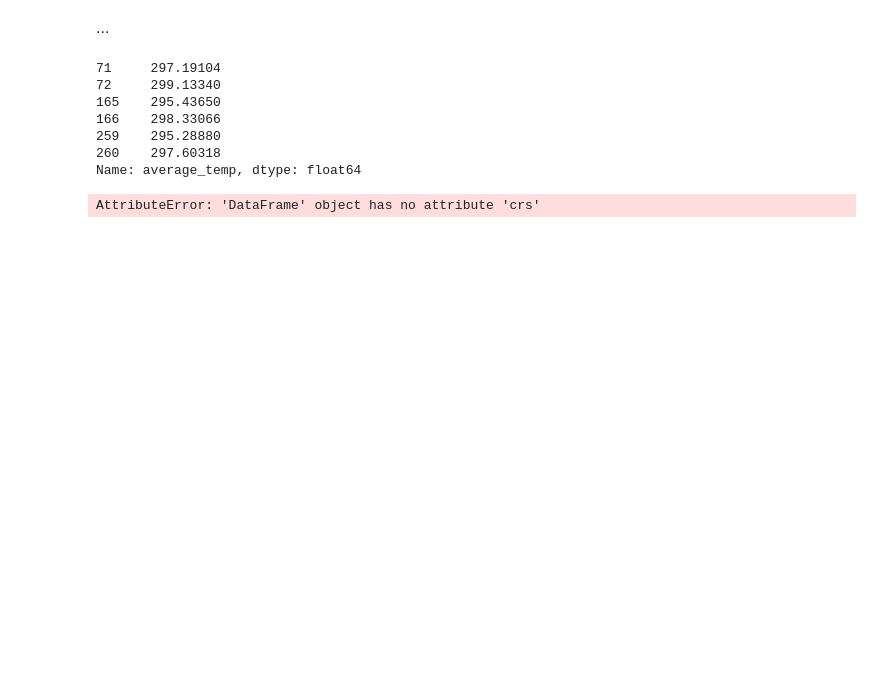
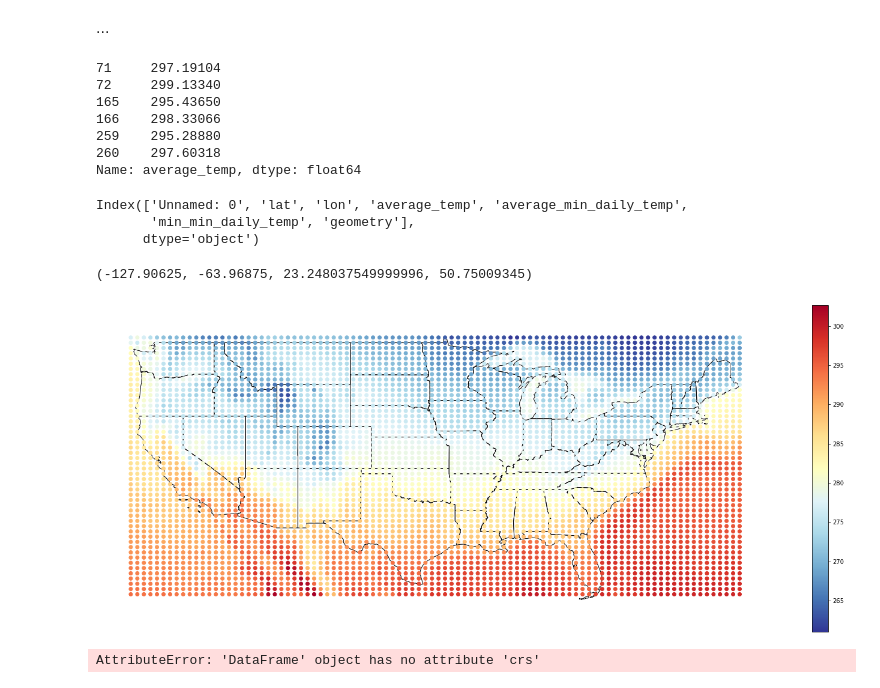
Before and after one commit to Harris-2020-Grad-Side-Projects/US-schoolday-temperatures, a Jupyter notebook: map_temperature.ipynb, the cells around one changed output. Drawn from its saved outputs; the diff is of its cells as text; code cells hidden in the pictures; blank space fills up the shorter version.

```diff
--- a/map_temperature.ipynb
+++ b/map_temperature.ipynb
@@ -30,6 +32,34 @@ df = pd.read_csv(file)
 259    295.28880
 260    297.60318
 Name: average_temp, dtype: float64
+# %%
+gdf = geopandas.GeoDataFrame(df,
+                             geometry=geopandas.points_from_xy(df['lon'], df['lat']),
+                             crs = 'epsg:4269') #crs for North America
+# %%
+gdf.columns
+# %% [output]
+Index(['Unnamed: 0', 'lat', 'lon', 'average_temp', 'average_min_daily_temp',
+       'min_min_daily_temp', 'geometry'],
+      dtype='object')
+# %%
+#from https://www.census.gov/geographies/mapping-files/time-series/geo/cartographic-boundary.html
+#can also get school districts here!
+state_file = os.path.join(data_folder, 'cb_2019_us_all_20m/cb_2019_us_state_20m/cb_2019_us_state_20m.shp')
+state = geopandas.read_file(state_file)
+# %%
+#https://stackoverflow.com/questions/19960077/how-to-filter-pandas-dataframe-using-in-and-not-in-like-in-sql
+state_abres = ['AK', 'PR', 'HI']
+contenental_states = state[~state['STUSPS'].isin(state_abres)]
+#state_test.head()
+# %%
+fig, ax = plt.subplots(figsize=(25,10))
+contenental_states.plot(ax=ax, color = 'none', edgecolor='black')
+gdf.plot(ax=ax, column = 'average_temp', cmap = 'RdYlBu_r', legend=True)
+ax.axis('off')
+# %% [output]
+(-127.90625, -63.96875, 23.248037549999996, 50.75009345)
+[figure, added]
 # %%
 #https://stackoverflow.com/questions/24032282/create-contour-plot-from-pandas-groupby-dataframe
 df_pivoted = df.pivot(index = 'lat', columns = 'lon', values = 'average_temp')
```
Also changed, not shown: parts of 2 cells of this notebook, 1 other file.
